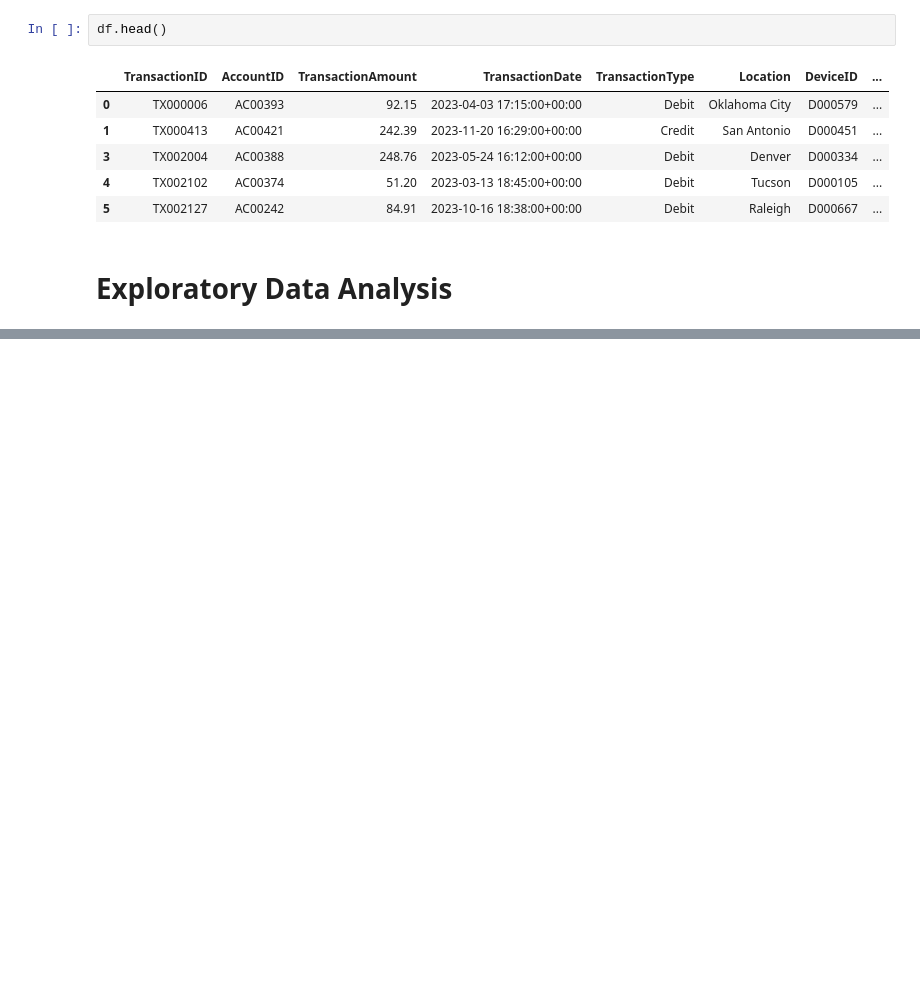
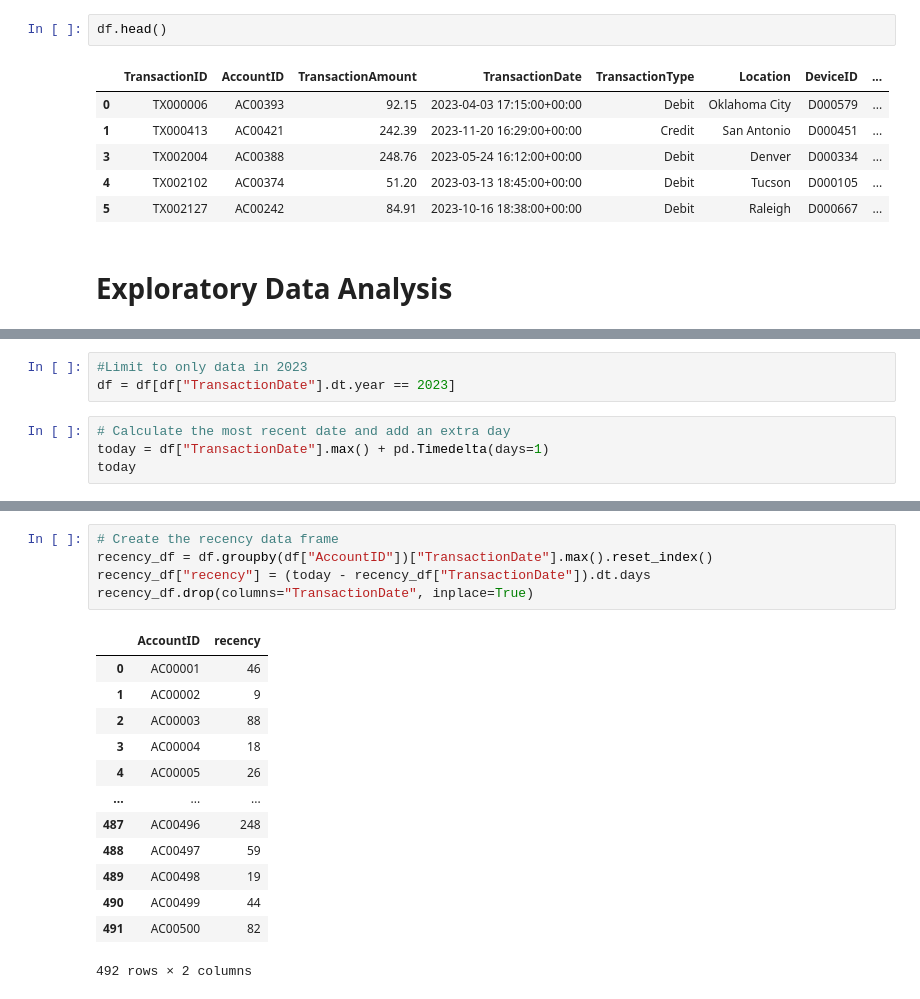
Before and after one commit to Sodiqlef/Customer-Transaction-Analysis, a Jupyter notebook: Kmeans-modeling.ipynb, the cells around one changed output, grey strips where cells are left out. Cells and saved outputs as stored; diff of their text form; blank space fills up the shorter version.

Commit message:
create rfm table

```diff
--- a/Kmeans-modeling.ipynb
+++ b/Kmeans-modeling.ipynb
@@ -265,0 +274,7 @@ df.head()
+# %%
+#Limit to only data in 2023
+df = df[df["TransactionDate"].dt.year == 2023]
+# %%
+# Calculate the most recent date and add an extra day
+today = df["TransactionDate"].max() + pd.Timedelta(days=1)
+today
@@ -265,0 +283,19 @@ df.head()
+# %%
+# Create the recency data frame
+recency_df = df.groupby(df["AccountID"])["TransactionDate"].max().reset_index()
+recency_df["recency"] = (today - recency_df["TransactionDate"]).dt.days
+recency_df.drop(columns="TransactionDate", inplace=True)
+# %% [output]
+|  | AccountID | recency |
+| 0 | AC00001 | 46 |
+| 1 | AC00002 | 9 |
+| 2 | AC00003 | 88 |
+| 3 | AC00004 | 18 |
+| 4 | AC00005 | 26 |
+| ... | ... | ... |
+| 487 | AC00496 | 248 |
+| 488 | AC00497 | 59 |
+| 489 | AC00498 | 19 |
+| 490 | AC00499 | 44 |
+| 491 | AC00500 | 82 |
+492 rows × 2 columns
```
Also changed, not shown: parts of 5 cells of this notebook.
